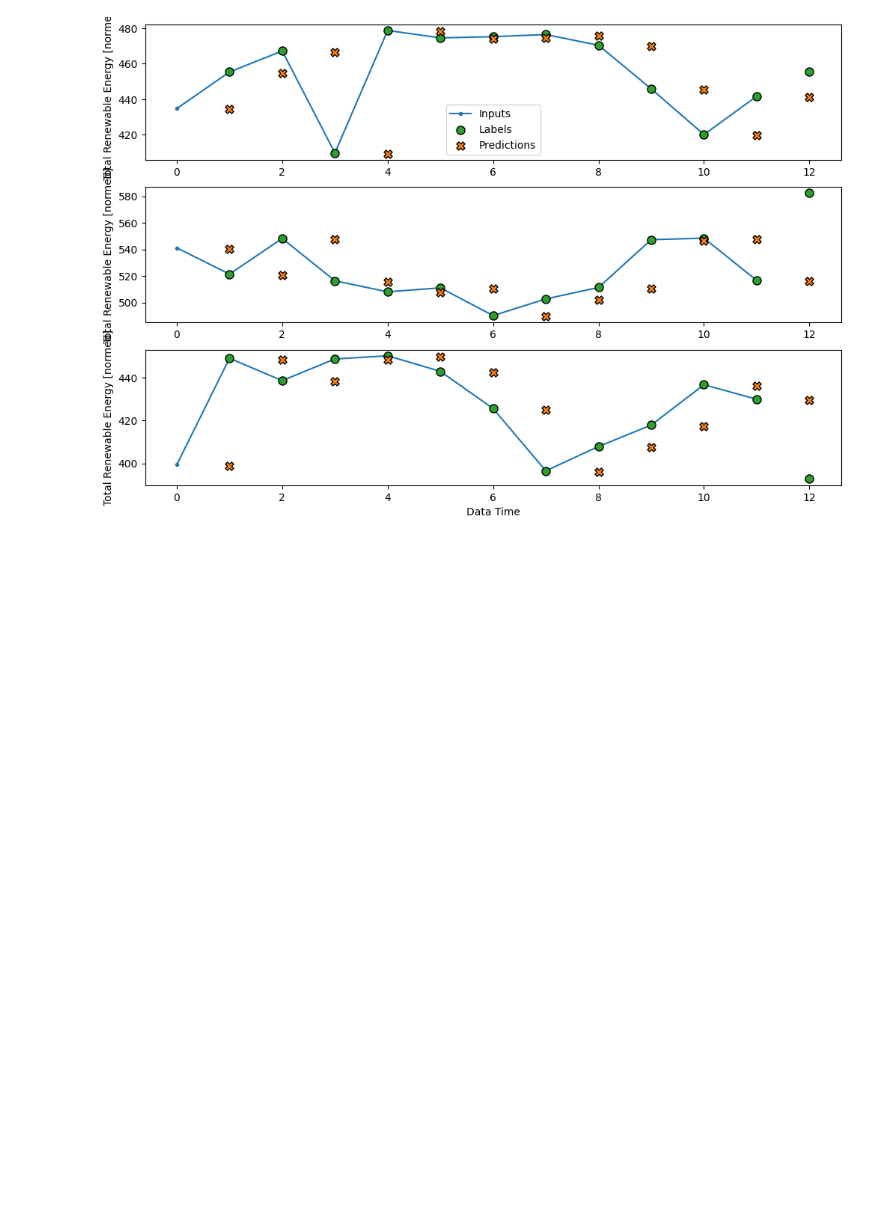
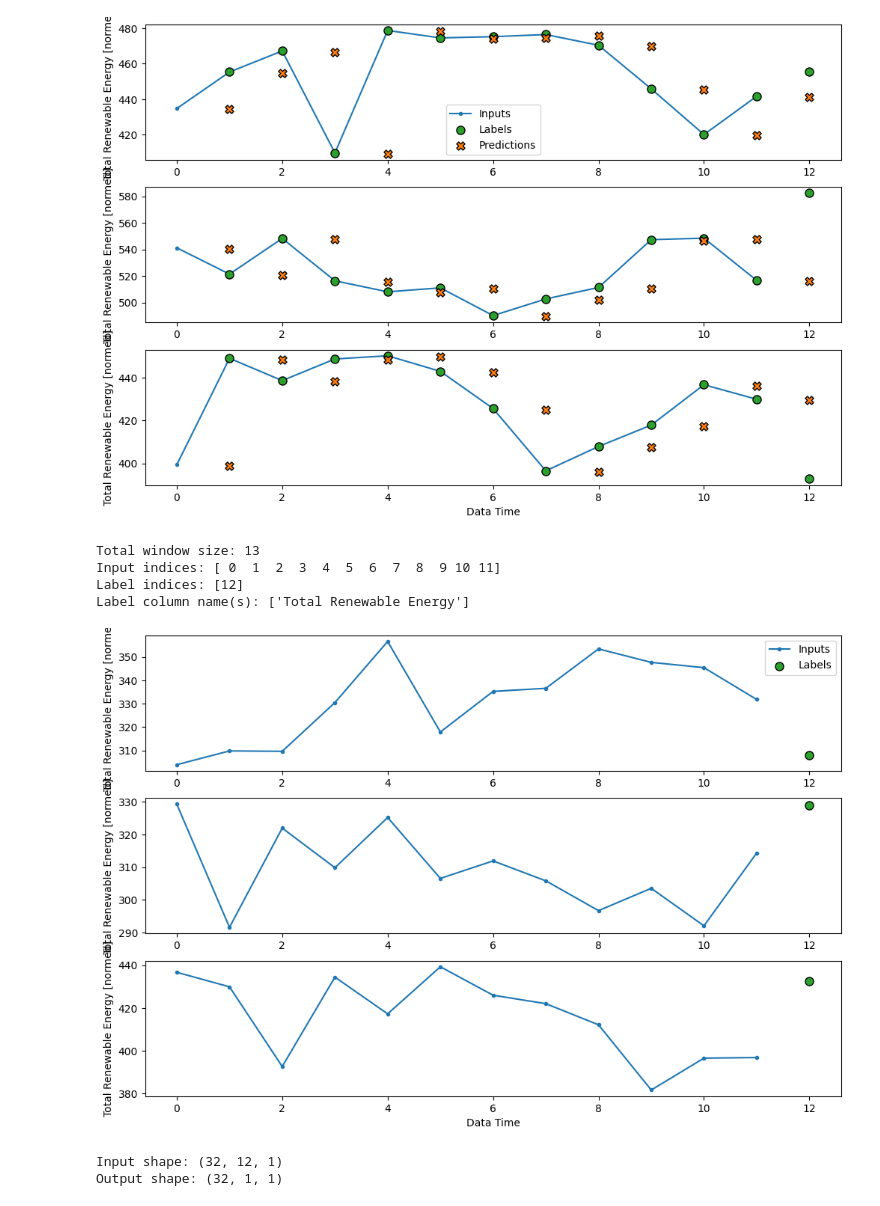
Before and after one commit to heitoliv/projeto, a Jupyter notebook: dataanalysis_tutorial.ipynb, the cells around one changed output. Saved outputs shown, nothing was run; the diff lists cells and outputs as text; code cells hidden in the pictures; blank space fills up the shorter version.

```diff
--- a/dataanalysis_tutorial.ipynb
+++ b/dataanalysis_tutorial.ipynb
@@ -1013,3 +1013,21 @@ Epoch 8/20
 wide_window.plot(dense)
 # %% [output]
 [figure]
+# %%
+CONV_WIDTH = 12
+conv_window = WindowGenerator(
+    input_width=CONV_WIDTH,
+    label_width=1,
+    shift=1,
+    label_columns=['Total Renewable Energy'])
+
+conv_window
+# %% [output]
+Total window size: 13
+Input indices: [ 0  1  2  3  4  5  6  7  8  9 10 11]
+Label indices: [12]
+Label column name(s): ['Total Renewable Energy']
+# %%
+conv_window.plot()
+# %% [output]
+[figure, added]
@@ -1015,0 +1045,6 @@ wide_window.plot(dense)
+# %%
+print('Input shape:', conv_window.example[0].shape)
+print('Output shape:', multi_step_dense(conv_window.example[0]).shape)
+# %% [output]
+Input shape: (32, 12, 1)
+Output shape: (32, 1, 1)
```
Also changed, not shown: parts of 11 cells of this notebook.
